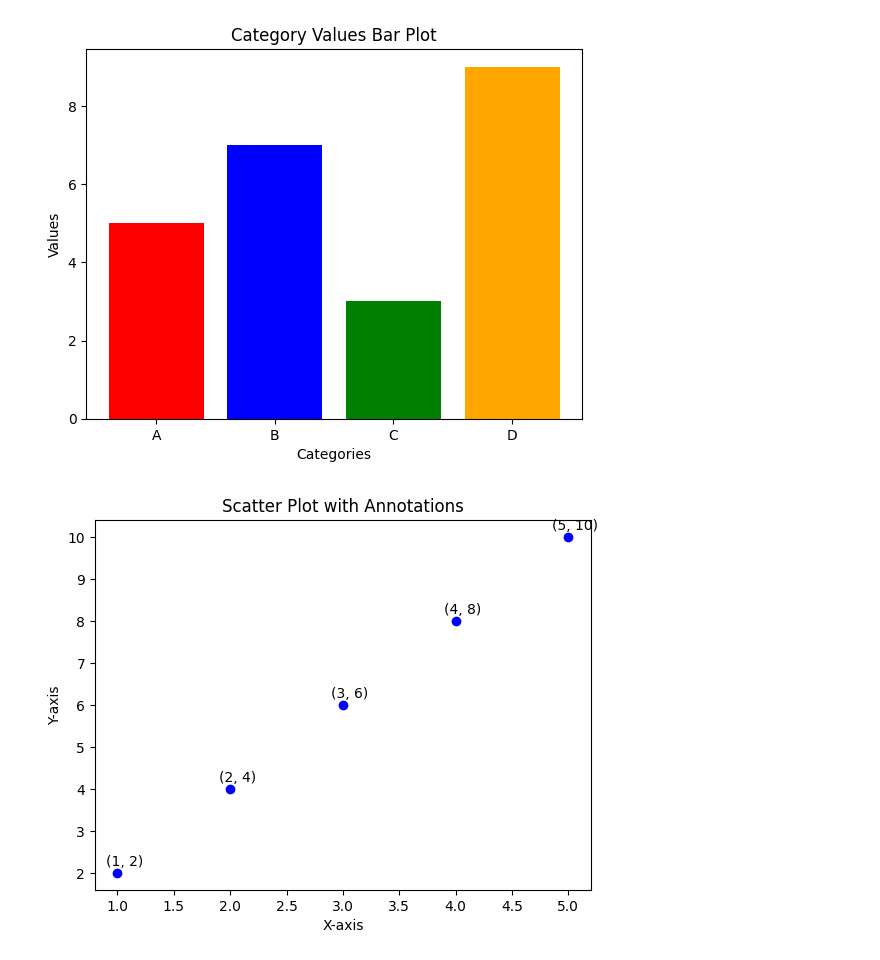
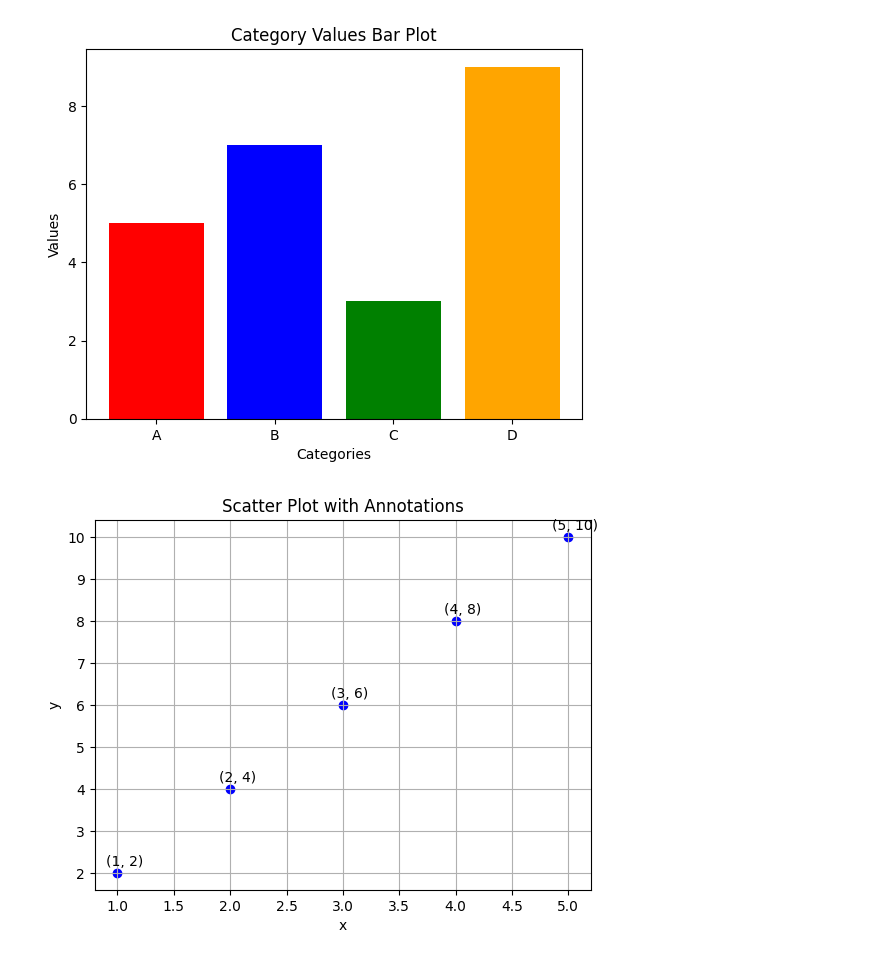
Before and after one commit to Esha-git/python-jupyter-template, a Jupyter notebook: playground.ipynb, the cells around one changed output. Drawn from its saved outputs; the diff is of its cells as text; code cells hidden in the pictures.

```diff
--- a/playground.ipynb
+++ b/playground.ipynb
@@ -53,28 +69,29 @@ plt.show()
 # %%
 # TASK: Create a scatter plot with x = [1, 2, 3, 4, 5] and y = [2, 4, 6, 8, 10].
 # Annotate each point with its (x, y) value, and set the title as 'Scatter Plot with Annotations'.
 import matplotlib.pyplot as plt
 
 # Data
 x = [1, 2, 3, 4, 5]
 y = [2, 4, 6, 8, 10]
 
-# Create scatter plot
+# Plot
 plt.scatter(x, y, color='blue')
 
-# Annotate each point
-for xi, yi in zip(x, y):
-    plt.annotate(f'({xi}, {yi})', (xi, yi), textcoords="offset points", xytext=(5,5), ha='center')
+# Annotations
+for i in range(len(x)):
+    plt.annotate(f'({x[i]}, {y[i]})', (x[i], y[i]), textcoords="offset points", xytext=(5,5), ha='center')
 
-# Set title and labels
+# Customization
 plt.title('Scatter Plot with Annotations')
-plt.xlabel('X-axis')
-plt.ylabel('Y-axis')
+plt.xlabel('x')
+plt.ylabel('y')
+plt.grid(True)
 
 # Show plot
 plt.show()
 # %% [output]
-[figure, old version]
+[figure, new version]
 # %%
 # TASK: Create a pie chart with the following data: labels = ['Python', 'Java', 'C++', 'JavaScript'] and sizes = [40, 25, 20, 15].
 # Display the percentages on the chart using autopct.
```
Also changed, not shown: parts of 5 cells of this notebook, 7 other files.
